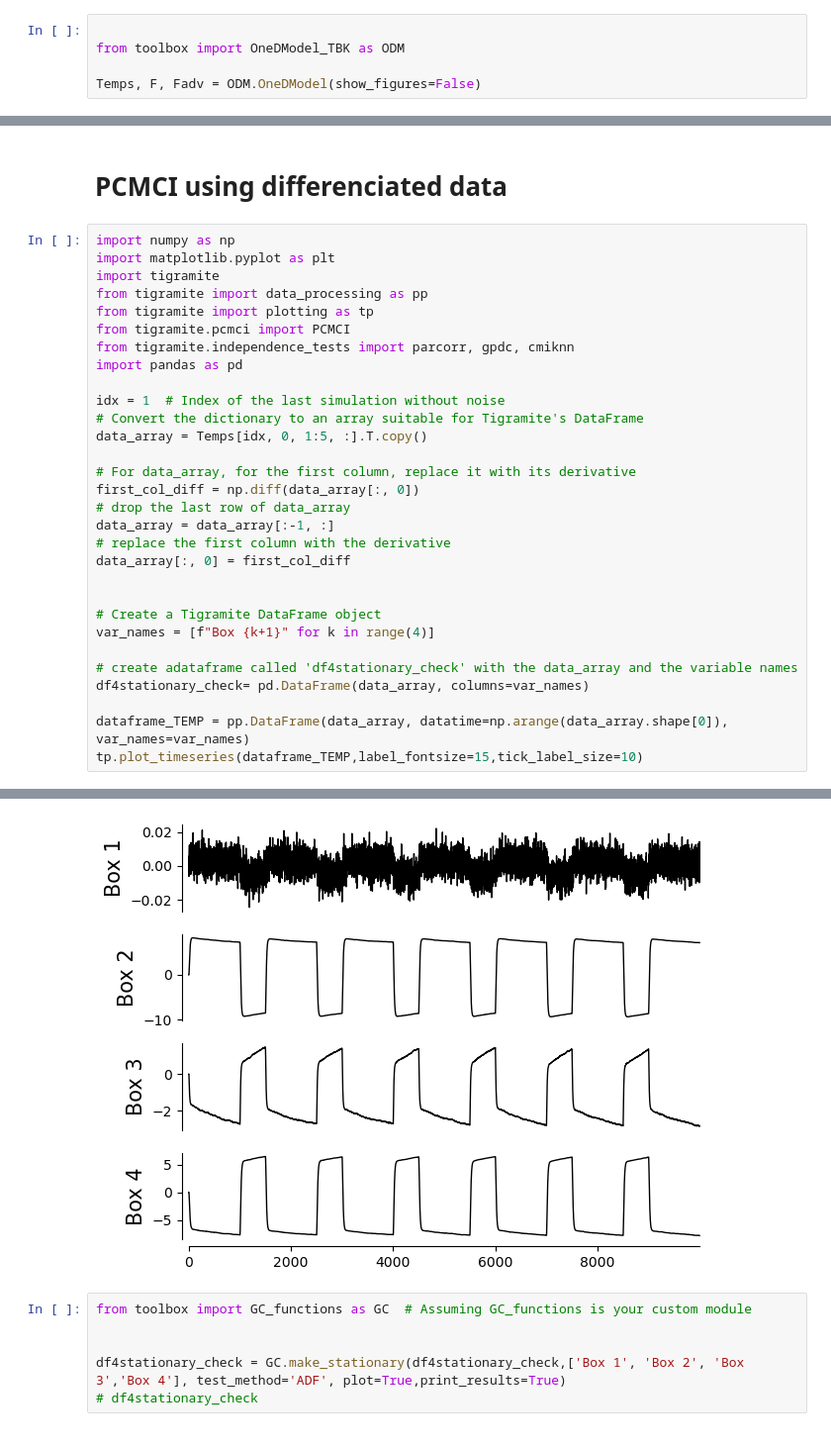
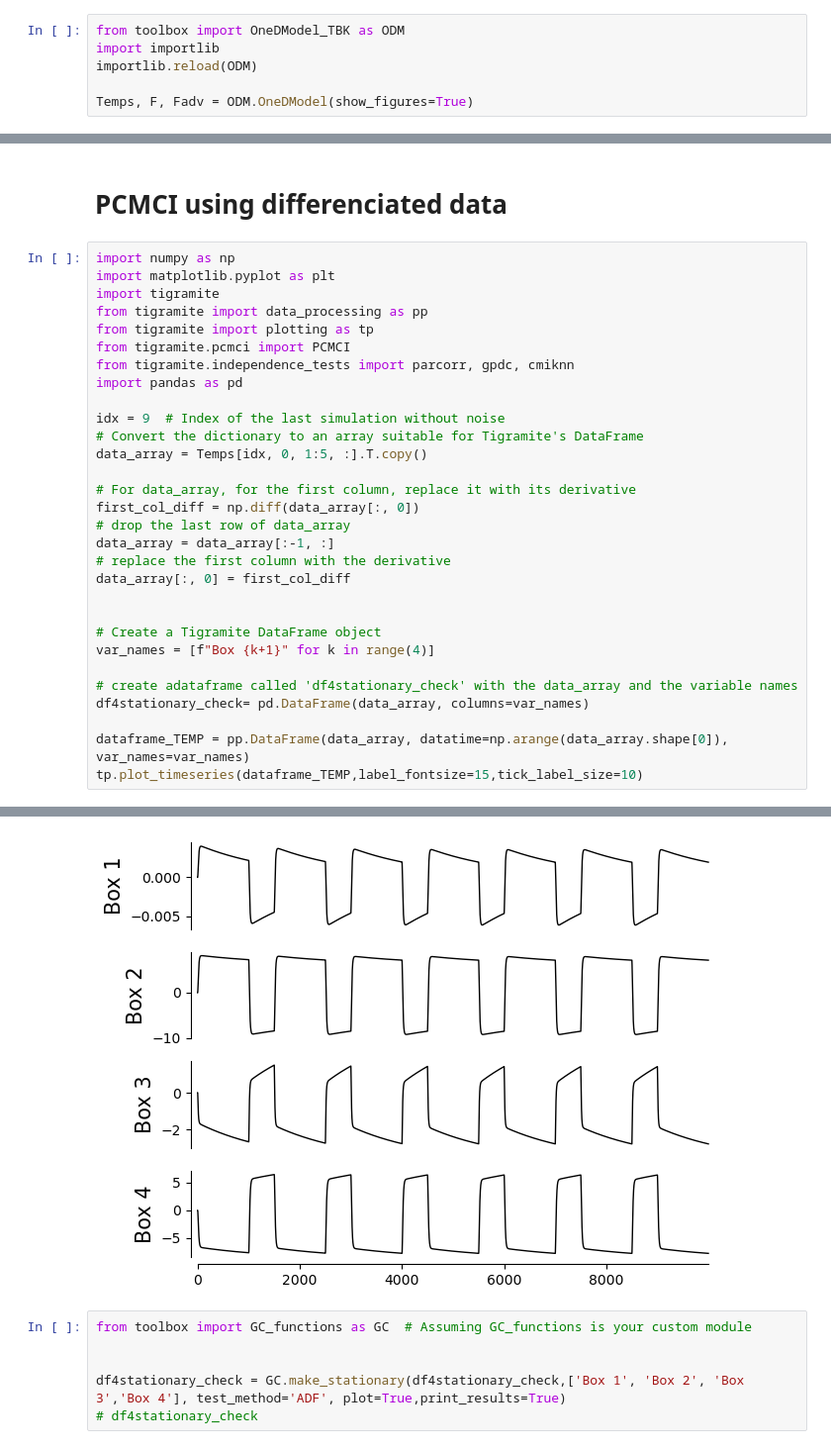
Before and after one commit to Peisong-Zheng/DO_causality, a Jupyter notebook: One_D_model_TBK_parcorr.ipynb, the cells around one changed output, grey strips where cells are left out. Shown at 99% size. Drawn from its saved outputs; the diff is of its cells as text.

```diff
--- a/One_D_model_TBK_parcorr.ipynb
+++ b/One_D_model_TBK_parcorr.ipynb
@@ -1,5 +1,6 @@
 # %%
+from toolbox import OneDModel_TBK as ODM
+import importlib
+importlib.reload(ODM)
 
-from toolbox import OneDModel_TBK as ODM
-
-Temps, F, Fadv = ODM.OneDModel(show_figures=False)
+Temps, F, Fadv = ODM.OneDModel(show_figures=True)
@@ -29,35 +36,35 @@ import matplotlib.pyplot as plt
 import tigramite
 from tigramite import data_processing as pp
 from tigramite import plotting as tp
 from tigramite.pcmci import PCMCI
 from tigramite.independence_tests import parcorr, gpdc, cmiknn
 import pandas as pd
 
-idx = 1  # Index of the last simulation without noise
+idx = 9  # Index of the last simulation without noise
 # Convert the dictionary to an array suitable for Tigramite's DataFrame
 data_array = Temps[idx, 0, 1:5, :].T.copy()
 
 # For data_array, for the first column, replace it with its derivative
 first_col_diff = np.diff(data_array[:, 0])
 # drop the last row of data_array
 data_array = data_array[:-1, :]
 # replace the first column with the derivative
 data_array[:, 0] = first_col_diff
 
 
 # Create a Tigramite DataFrame object
 var_names = [f"Box {k+1}" for k in range(4)]
 
 # create adataframe called 'df4stationary_check' with the data_array and the variable names
 df4stationary_check= pd.DataFrame(data_array, columns=var_names)
 
 dataframe_TEMP = pp.DataFrame(data_array, datatime=np.arange(data_array.shape[0]), var_names=var_names)
 tp.plot_timeseries(dataframe_TEMP,label_fontsize=15,tick_label_size=10)
 # %% [output]
 (<Figure size 640x480 with 4 Axes>,
  array([<Axes: ylabel='Box 1'>, <Axes: ylabel='Box 2'>,
         <Axes: ylabel='Box 3'>, <Axes: ylabel='Box 4'>], dtype=object))
-[figure, old version]
+[figure, new version]
 # %%
 from toolbox import GC_functions as GC  # Assuming GC_functions is your custom module
 
```
Also changed, not shown: parts of 2 cells of this notebook, 3 other files.
